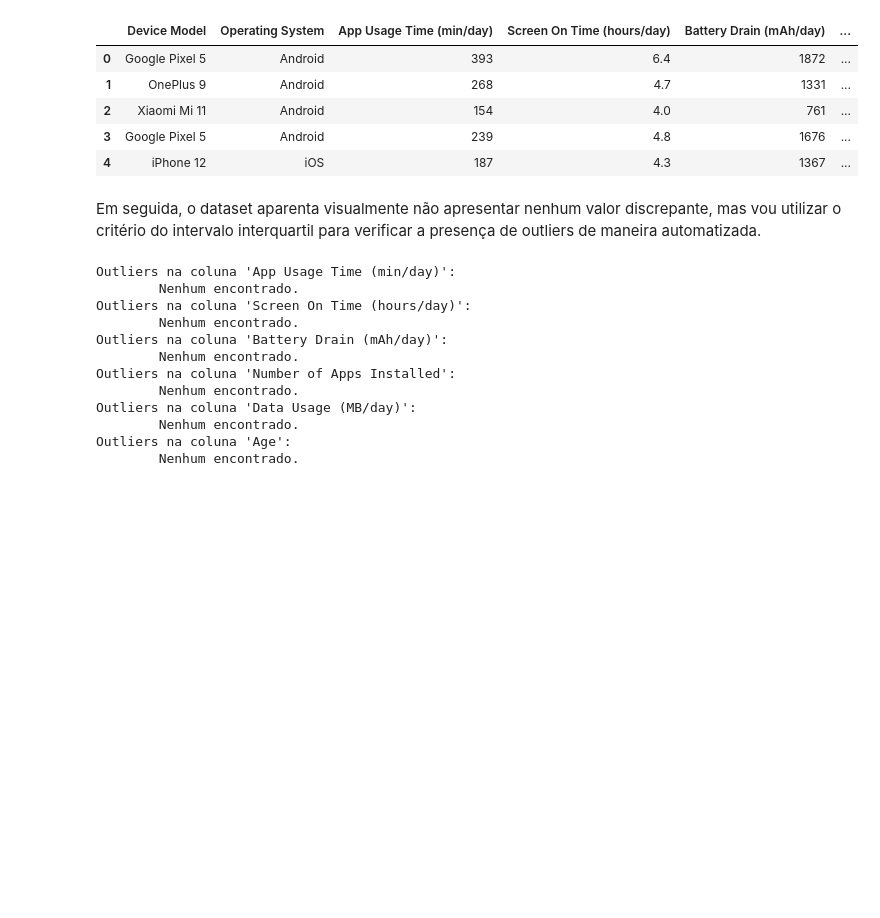
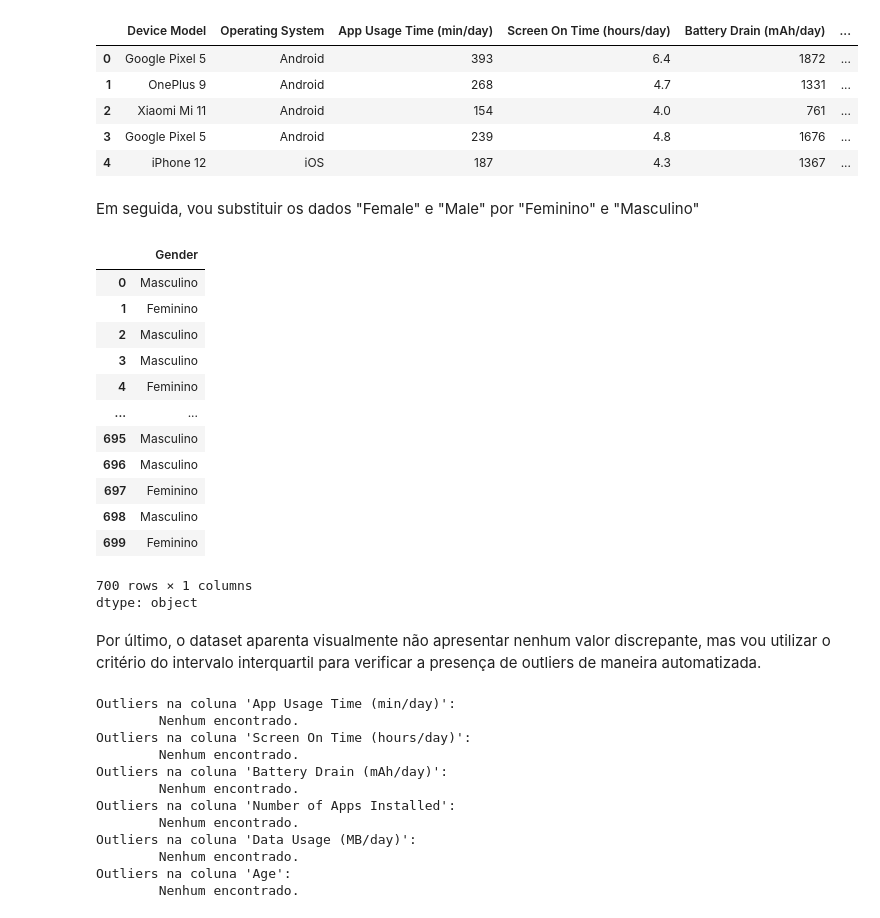
Before and after one commit to ViniciusLeoniGoncalves/Projeto-final-Org-Dados, a Jupyter notebook: analysis/analysis.ipynb, the cells around one changed output. Cells and saved outputs as stored; diff of their text form; code cells hidden in the pictures; blank space fills up the shorter version.

```diff
--- a/analysis/analysis.ipynb
+++ b/analysis/analysis.ipynb
@@ -140,8 +141,28 @@ df.head()
 | 2 | Xiaomi Mi 11 | Android | 154 | 4.0 | 761 | ... |
 | 3 | Google Pixel 5 | Android | 239 | 4.8 | 1676 | ... |
 | 4 | iPhone 12 | iOS | 187 | 4.3 | 1367 | ... |
+# %% [markdown]
+Em seguida, vou substituir os dados "Female" e "Male" por "Feminino" e "Masculino"
+# %%
+df['Gender'] = df['Gender'].replace({'Female': 'Feminino', 'Male': 'Masculino'})
+df['Gender']
+# %% [output]
+|  | Gender |
+| 0 | Masculino |
+| 1 | Feminino |
+| 2 | Masculino |
+| 3 | Masculino |
+| 4 | Feminino |
+| ... | ... |
+| 695 | Masculino |
+| 696 | Masculino |
+| 697 | Feminino |
+| 698 | Masculino |
+| 699 | Feminino |
+700 rows × 1 columns
+dtype: object
 # %% [markdown]
-Em seguida, o dataset aparenta visualmente não apresentar nenhum valor discrepante, mas vou utilizar o critério do intervalo interquartil para verificar a presença de outliers de maneira automatizada.
+Por último, o dataset aparenta visualmente não apresentar nenhum valor discrepante, mas vou utilizar o critério do intervalo interquartil para verificar a presença de outliers de maneira automatizada.
 # %%
 # Função para calcular outliers
 def encontra_outliers(coluna):
```
Also changed, not shown: parts of 37 cells of this notebook, 2 other files.
